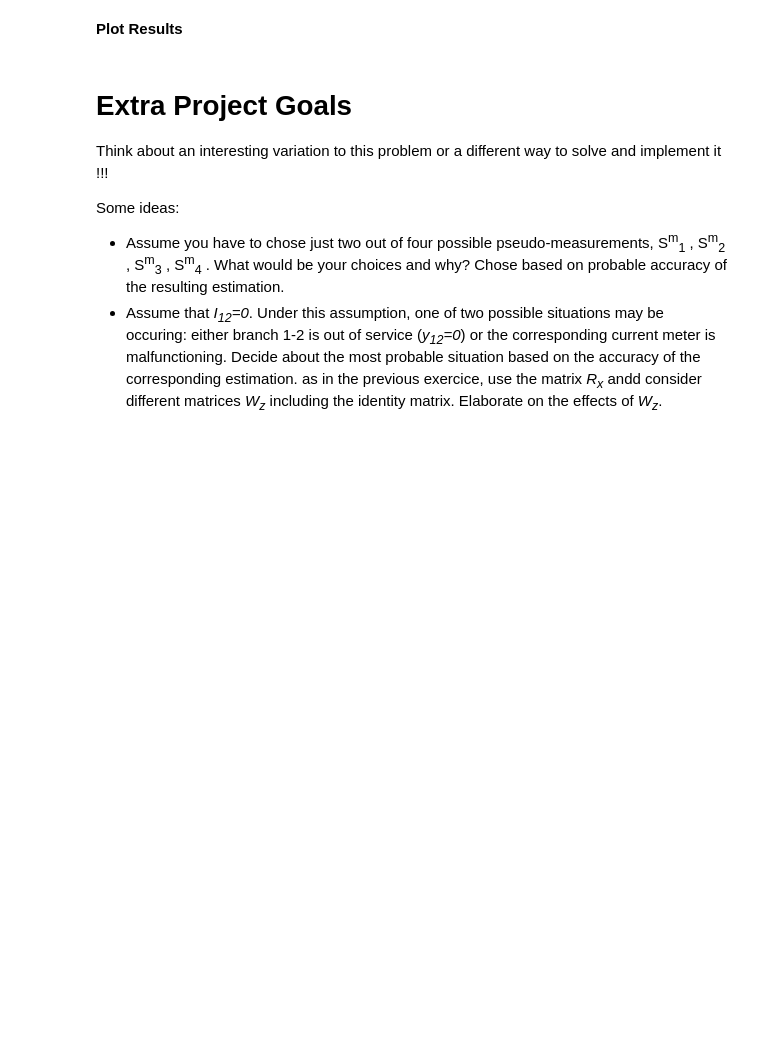
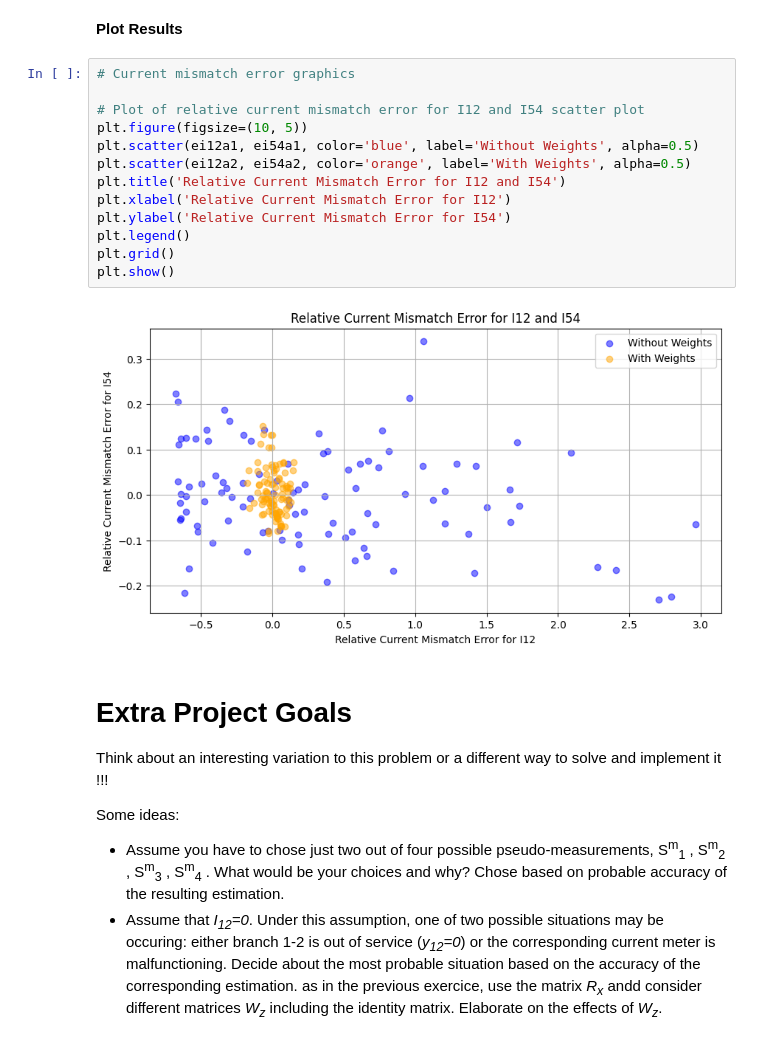
Before and after one commit to matildeaugusto/ADRI, a Jupyter notebook: 3/Class3_Students.ipynb, the cells around one changed output. Drawn from its saved outputs; the diff is of its cells as text; blank space fills up the shorter version.

```diff
--- a/3/Class3_Students.ipynb
+++ b/3/Class3_Students.ipynb
@@ -406,5 +476,20 @@ _IncompleteInputError: incomplete input (2219569993.py, line 27)
 # %% [markdown]
 <b>Plot Results
+# %%
+# Current mismatch error graphics
+
+# Plot of relative current mismatch error for I12 and I54 scatter plot
+plt.figure(figsize=(10, 5))
+plt.scatter(ei12a1, ei54a1, color='blue', label='Without Weights', alpha=0.5)
+plt.scatter(ei12a2, ei54a2, color='orange', label='With Weights', alpha=0.5)
+plt.title('Relative Current Mismatch Error for I12 and I54')
+plt.xlabel('Relative Current Mismatch Error for I12')
+plt.ylabel('Relative Current Mismatch Error for I54')
+plt.legend()
+plt.grid()
+plt.show()
+# %% [output]
+[figure, added]
 # %% [markdown]
 # Extra Project Goals
 Think about an interesting variation to this problem or a different way to solve and implement it !!!
```
Also changed, not shown: parts of 3 cells of this notebook.
